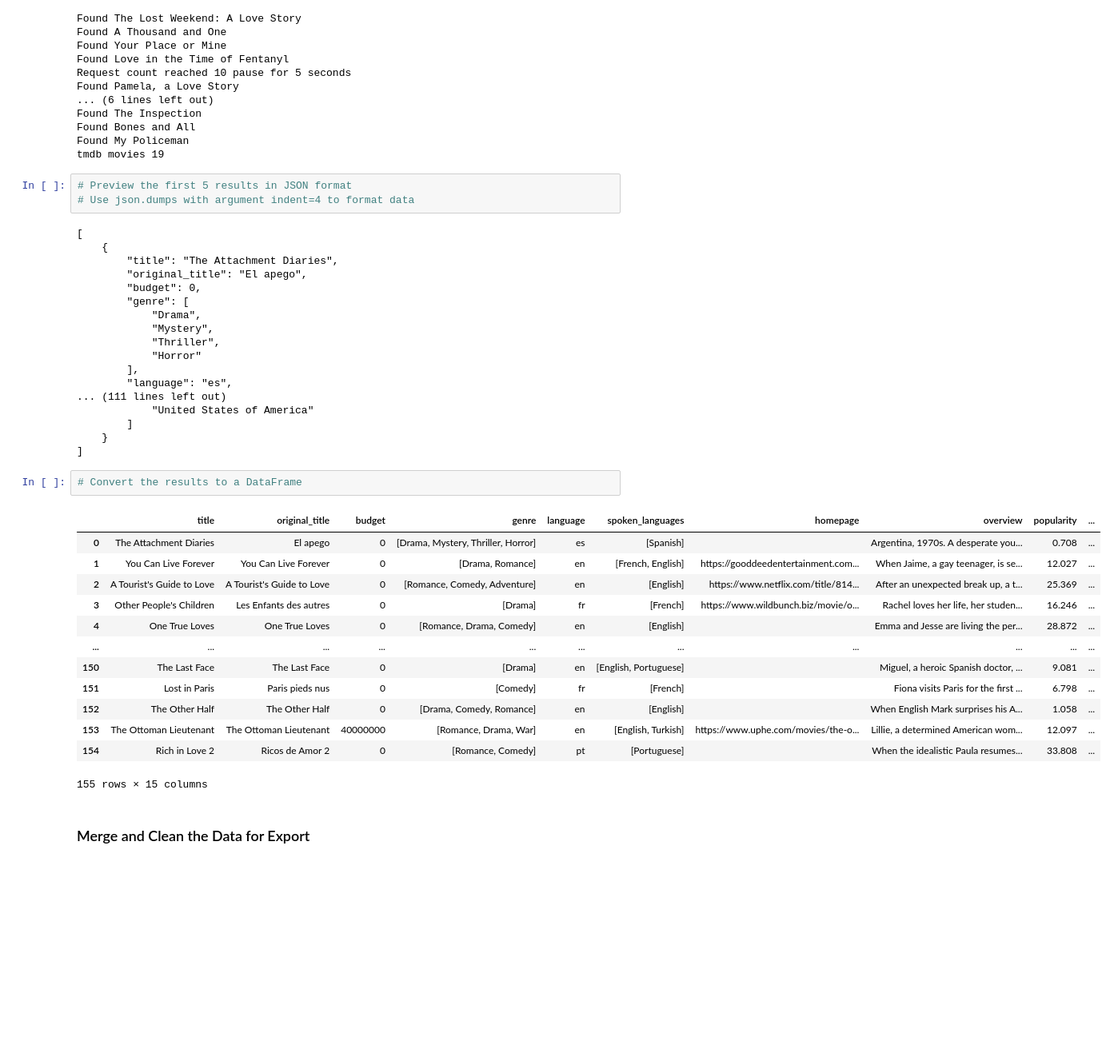
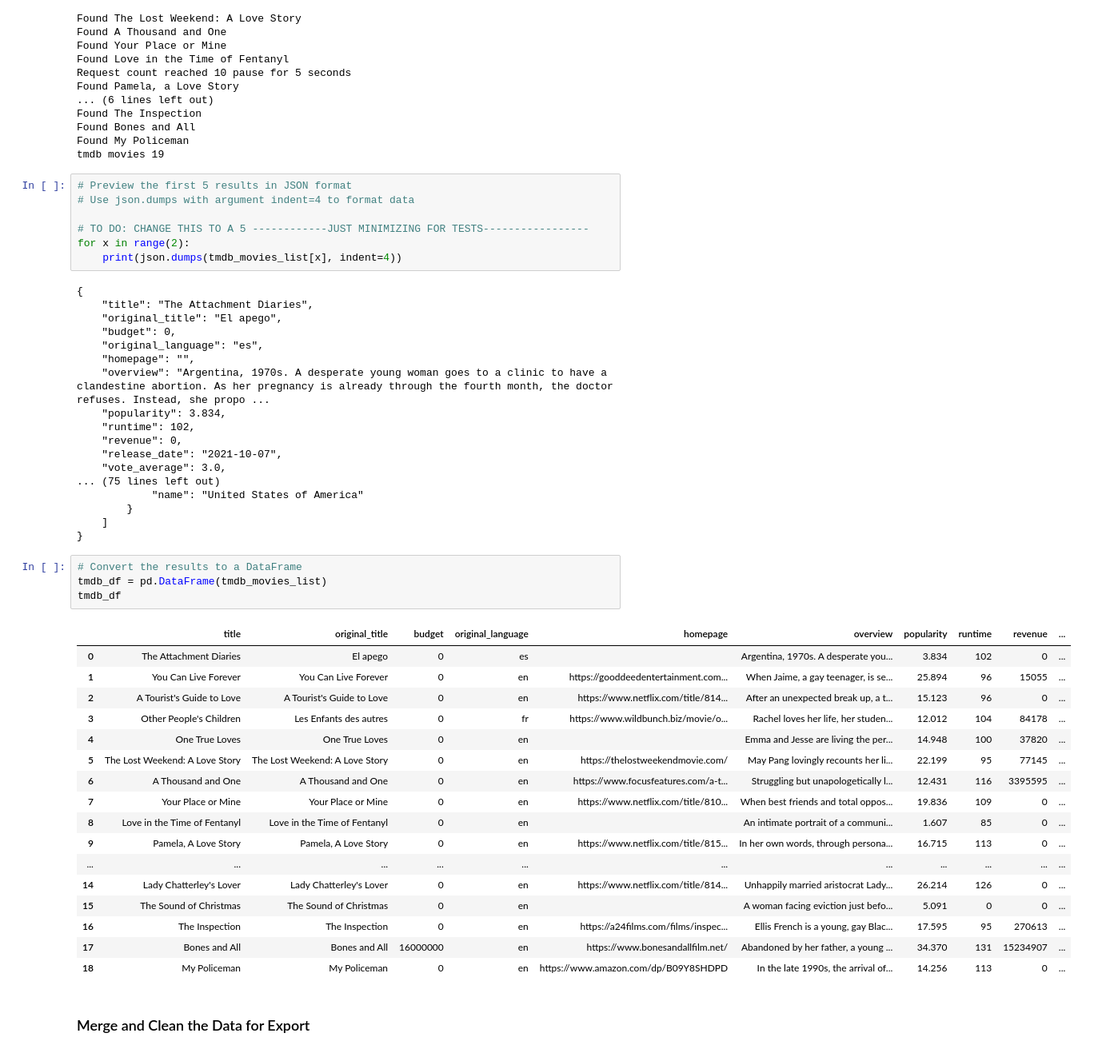
Before and after one commit to jjmccarty/data-sourcing-challenge, a Jupyter notebook: retrieve_movie_data.ipynb, the cells around one changed output. Shown at 80% size. Cells and saved outputs as stored; diff of their text form; blank space fills up the shorter version.

Commit message:
initial logic upto cleaning and merging of data

```diff
--- a/retrieve_movie_data.ipynb
+++ b/retrieve_movie_data.ipynb
@@ -475,40 +475,50 @@ tmdb movies 19
 # %%
 # Preview the first 5 results in JSON format
 # Use json.dumps with argument indent=4 to format data
+
+# TO DO: CHANGE THIS TO A 5 ------------JUST MINIMIZING FOR TESTS-----------------
+for x in range(2):
+    print(json.dumps(tmdb_movies_list[x], indent=4))
 # %% [output]
-[
-    {
-        "title": "The Attachment Diaries",
-        "original_title": "El apego",
-        "budget": 0,
-        "genre": [
-            "Drama",
-            "Mystery",
-            "Thriller",
-            "Horror"
-        ],
-        "language": "es",
-... (111 lines left out)
-            "United States of America"
-        ]
-    }
-]
+{
+    "title": "The Attachment Diaries",
+    "original_title": "El apego",
+    "budget": 0,
+    "original_language": "es",
+    "homepage": "",
+    "overview": "Argentina, 1970s. A desperate young woman goes to a clinic to have a clandestine abortion. As her pregnancy is already through the fourth month, the doctor refuses. Instead, she propo ...
+    "popularity": 3.834,
+    "runtime": 102,
+    "revenue": 0,
+    "release_date": "2021-10-07",
+    "vote_average": 3.0,
+... (75 lines left out)
+            "name": "United States of America"
+        }
+    ]
+}
 # %%
 # Convert the results to a DataFrame
+tmdb_df = pd.DataFrame(tmdb_movies_list)
+tmdb_df
 # %% [output]
-|  | title | original_title | budget | genre | language | spoken_languages | homepage | overview | popularity | ... |
-| 0 | The Attachment Diaries | El apego | 0 | [Drama, Mystery, Thriller, Horror] | es | [Spanish] |  | Argentina, 1970s. A desperate you... | 0.708 | ... |
-| 1 | You Can Live Forever | You Can Live Forever | 0 | [Drama, Romance] | en | [French, English] | https://gooddeedentertainment.com... | When Jaime, a gay teenager, is se... | 12.027 | ... |
-| 2 | A Tourist's Guide to Love | A Tourist's Guide to Love | 0 | [Romance, Comedy, Adventure] | en | [English] | https://www.netflix.com/title/814... | After an unexpected break up, a t... | 25.369 | ... |
-| 3 | Other People's Children | Les Enfants des autres | 0 | [Drama] | fr | [French] | https://www.wildbunch.biz/movie/o... | Rachel loves her life, her studen... | 16.246 | ... |
-| 4 | One True Loves | One True Loves | 0 | [Romance, Drama, Comedy] | en | [English] |  | Emma and Jesse are living the per... | 28.872 | ... |
+|  | title | original_title | budget | original_language | homepage | overview | popularity | runtime | revenue | ... |
+| 0 | The Attachment Diaries | El apego | 0 | es |  | Argentina, 1970s. A desperate you... | 3.834 | 102 | 0 | ... |
+| 1 | You Can Live Forever | You Can Live Forever | 0 | en | https://gooddeedentertainment.com... | When Jaime, a gay teenager, is se... | 25.894 | 96 | 15055 | ... |
+| 2 | A Tourist's Guide to Love | A Tourist's Guide to Love | 0 | en | https://www.netflix.com/title/814... | After an unexpected break up, a t... | 15.123 | 96 | 0 | ... |
+| 3 | Other People's Children | Les Enfants des autres | 0 | fr | https://www.wildbunch.biz/movie/o... | Rachel loves her life, her studen... | 12.012 | 104 | 84178 | ... |
+| 4 | One True Loves | One True Loves | 0 | en |  | Emma and Jesse are living the per... | 14.948 | 100 | 37820 | ... |
+| 5 | The Lost Weekend: A Love Story | The Lost Weekend: A Love Story | 0 | en | https://thelostweekendmovie.com/ | May Pang lovingly recounts her li... | 22.199 | 95 | 77145 | ... |
+| 6 | A Thousand and One | A Thousand and One | 0 | en | https://www.focusfeatures.com/a-t... | Struggling but unapologetically l... | 12.431 | 116 | 3395595 | ... |
+| 7 | Your Place or Mine | Your Place or Mine | 0 | en | https://www.netflix.com/title/810... | When best friends and total oppos... | 19.836 | 109 | 0 | ... |
+| 8 | Love in the Time of Fentanyl | Love in the Time of Fentanyl | 0 | en |  | An intimate portrait of a communi... | 1.607 | 85 | 0 | ... |
+| 9 | Pamela, A Love Story | Pamela, A Love Story | 0 | en | https://www.netflix.com/title/815... | In her own words, through persona... | 16.715 | 113 | 0 | ... |
 | ... | ... | ... | ... | ... | ... | ... | ... | ... | ... | ... |
-| 150 | The Last Face | The Last Face | 0 | [Drama] | en | [English, Portuguese] |  | Miguel, a heroic Spanish doctor, ... | 9.081 | ... |
-| 151 | Lost in Paris | Paris pieds nus | 0 | [Comedy] | fr | [French] |  | Fiona visits Paris for the first ... | 6.798 | ... |
-| 152 | The Other Half | The Other Half | 0 | [Drama, Comedy, Romance] | en | [English] |  | When English Mark surprises his A... | 1.058 | ... |
-| 153 | The Ottoman Lieutenant | The Ottoman Lieutenant | 40000000 | [Romance, Drama, War] | en | [English, Turkish] | https://www.uphe.com/movies/the-o... | Lillie, a determined American wom... | 12.097 | ... |
-| 154 | Rich in Love 2 | Ricos de Amor 2 | 0 | [Romance, Comedy] | pt | [Portuguese] |  | When the idealistic Paula resumes... | 33.808 | ... |
+| 14 | Lady Chatterley's Lover | Lady Chatterley's Lover | 0 | en | https://www.netflix.com/title/814... | Unhappily married aristocrat Lady... | 26.214 | 126 | 0 | ... |
+| 15 | The Sound of Christmas | The Sound of Christmas | 0 | en |  | A woman facing eviction just befo... | 5.091 | 0 | 0 | ... |
+| 16 | The Inspection | The Inspection | 0 | en | https://a24films.com/films/inspec... | Ellis French is a young, gay Blac... | 17.595 | 95 | 270613 | ... |
+| 17 | Bones and All | Bones and All | 16000000 | en | https://www.bonesandallfilm.net/ | Abandoned by her father, a young ... | 34.370 | 131 | 15234907 | ... |
+| 18 | My Policeman | My Policeman | 0 | en | https://www.amazon.com/dp/B09Y8SHDPD | In the late 1990s, the arrival of... | 14.256 | 113 | 0 | ... |
-155 rows × 15 columns
 # %% [markdown]
 ### Merge and Clean the Data for Export
 # %%
```
